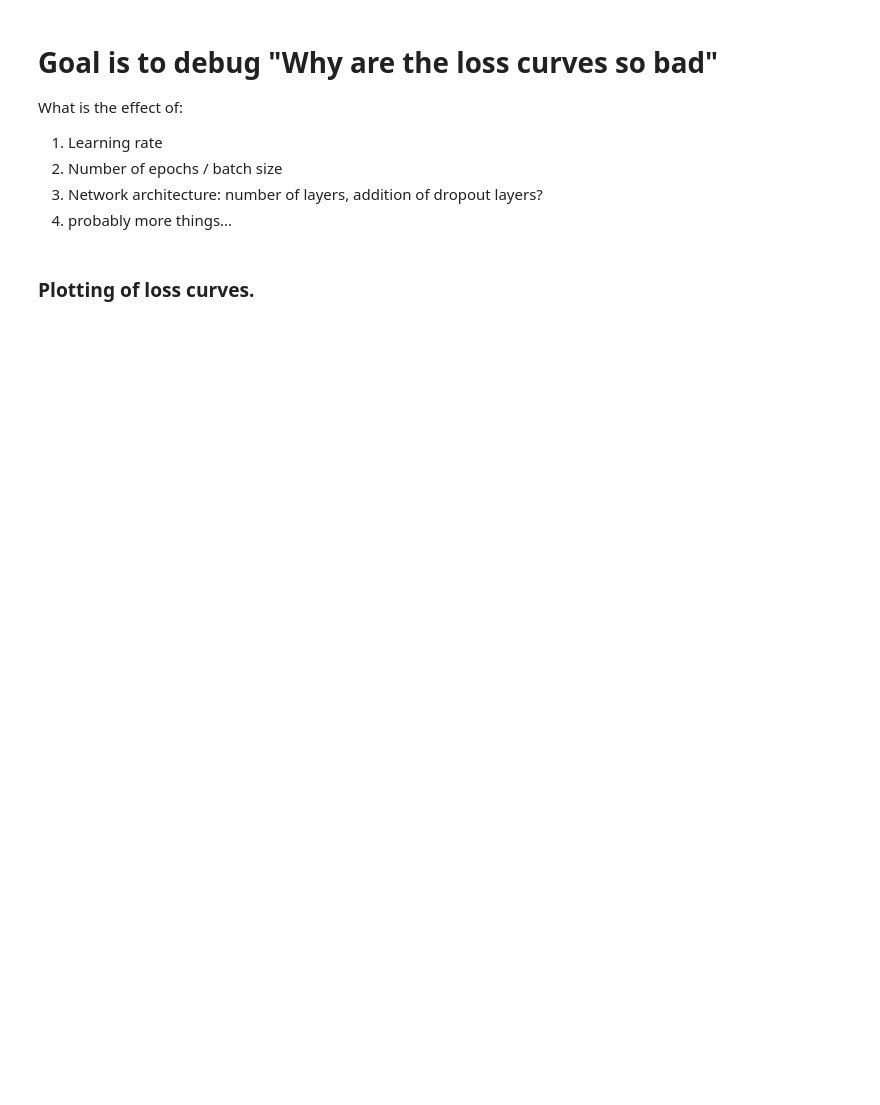
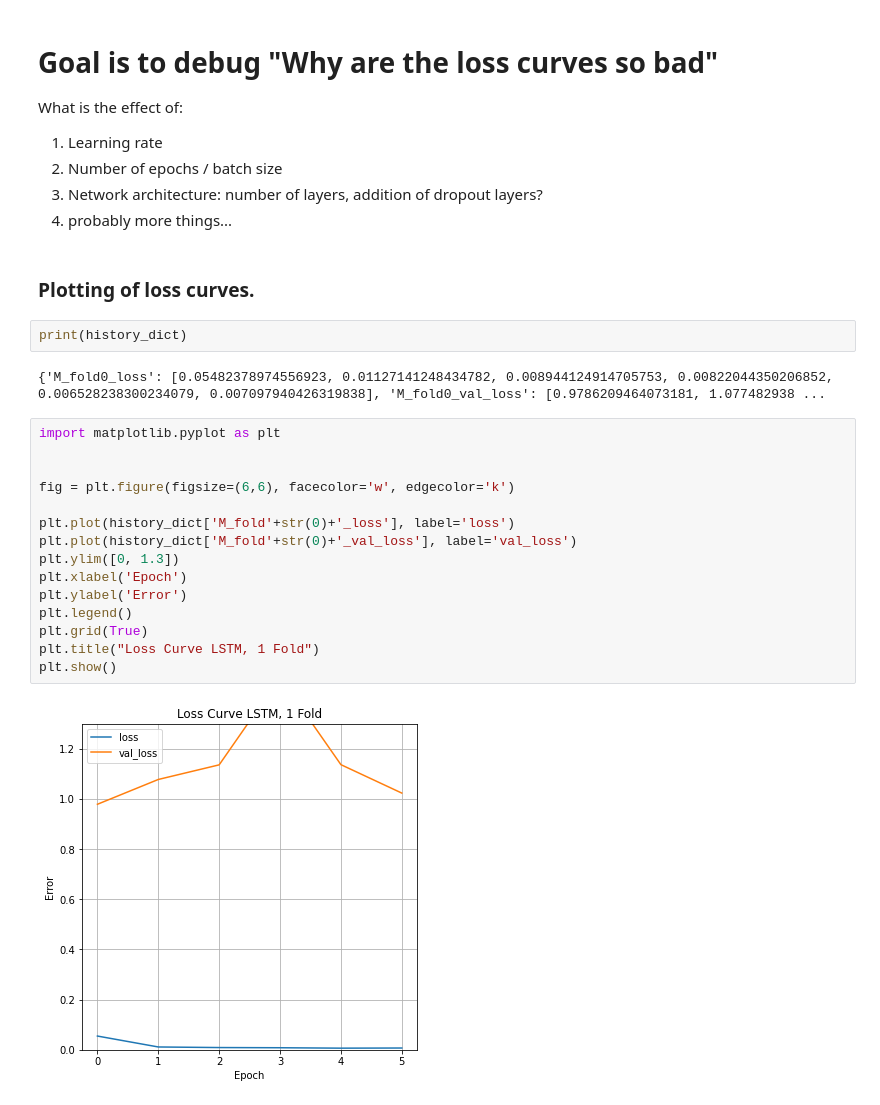
Before and after one commit to epic-research-group/das-to-discharge, a Jupyter notebook: debug-individual-loss-curves.ipynb, the cells around one changed output. Drawn from its saved outputs; the diff is of its cells as text; blank space fills up the shorter version.

```diff
--- a/debug-individual-loss-curves.ipynb
+++ b/debug-individual-loss-curves.ipynb
@@ -41,3 +50,24 @@ What is the effect of:
 4. probably more things...
 # %% [markdown]
 ### Plotting of loss curves.
+# %%
+print(history_dict)
+# %% [output]
+{'M_fold0_loss': [0.05482378974556923, 0.01127141248434782, 0.008944124914705753, 0.00822044350206852, 0.006528238300234079, 0.007097940426319838], 'M_fold0_val_loss': [0.9786209464073181, 1.077482938 ...
+# %%
+import matplotlib.pyplot as plt
+
+
+fig = plt.figure(figsize=(6,6), facecolor='w', edgecolor='k')
+
+plt.plot(history_dict['M_fold'+str(0)+'_loss'], label='loss')
+plt.plot(history_dict['M_fold'+str(0)+'_val_loss'], label='val_loss')
+plt.ylim([0, 1.3])
+plt.xlabel('Epoch')
+plt.ylabel('Error')
+plt.legend()
+plt.grid(True)
+plt.title("Loss Curve LSTM, 1 Fold")
+plt.show()
+# %% [output]
+[figure, added]
```
Also changed, not shown: parts of 2 cells of this notebook, 3 other files.
